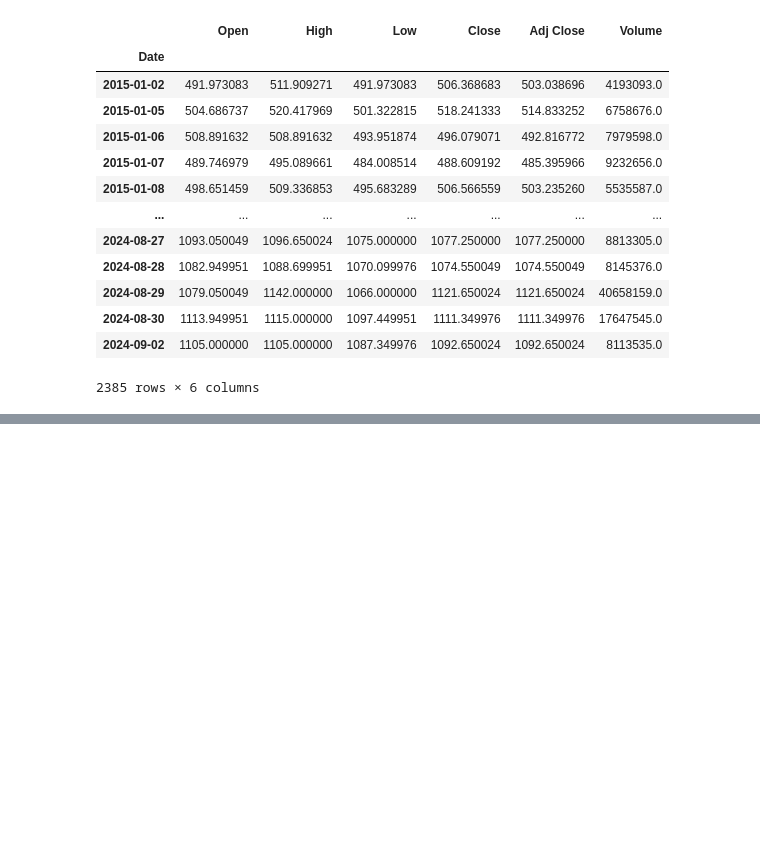
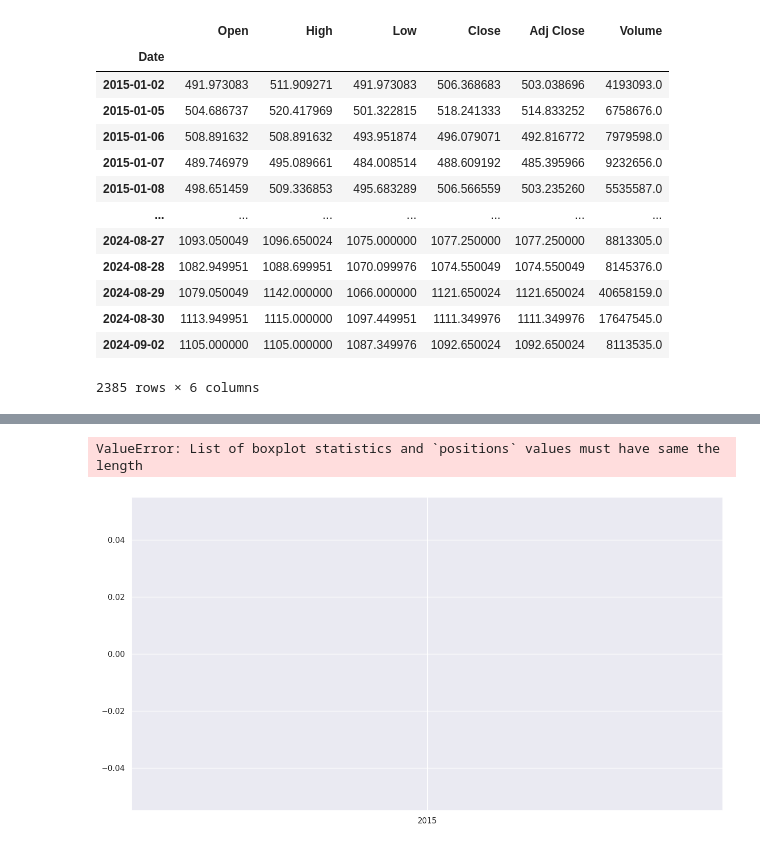
Before and after one commit to KOWSALYAAARU/test_app, a Jupyter notebook: Tatamoter_stock_price_prediction.ipynb, the cells around one changed output, grey strips where cells are left out. Saved outputs shown, nothing was run; the diff lists cells and outputs as text; code cells hidden in the pictures; blank space fills up the shorter version.

```diff
--- a/Tatamoter_stock_price_prediction.ipynb
+++ b/Tatamoter_stock_price_prediction.ipynb
@@ -212,0 +277,3 @@ df1
+# %%
+df2['Time_Stamp'] = pd.DataFrame(df, columns=['Date'])
+df2.head()
@@ -212,0 +287,4 @@ df1
+# %%
+df2['Time_Stamp'] = pd.to_datetime(df2['Time_Stamp'])
+df_final_model = df2.set_index('Time_Stamp')
+df_final_model
@@ -212,0 +306,7 @@ df1
+# %%
+plt.figure(figsize=(15,8))
+sns.boxplot(x= df_final_model.index.year, y=df_final_model['Open'] )
+plt.grid()
+# %% [output]
+ValueError: List of boxplot statistics and `positions` values must have same the length
+[figure, added]
```
Also changed, not shown: parts of 14 cells of this notebook.
